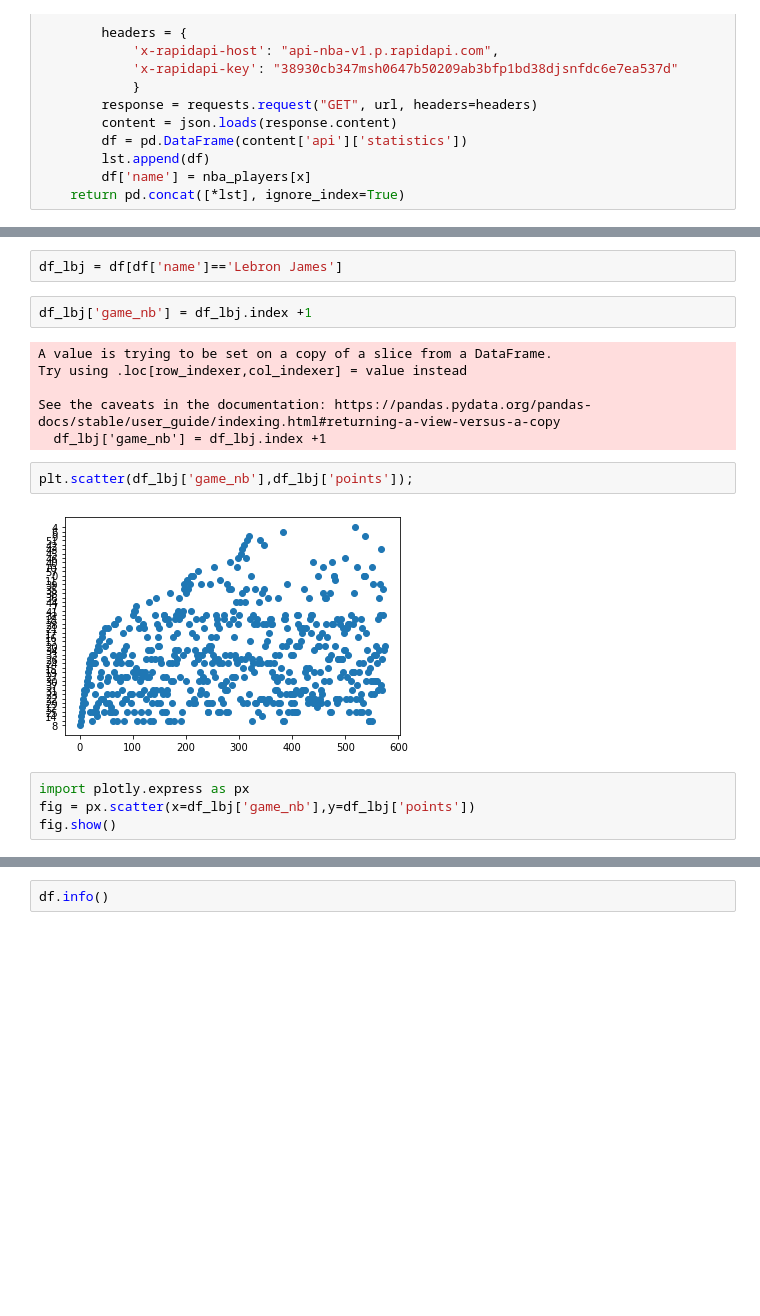
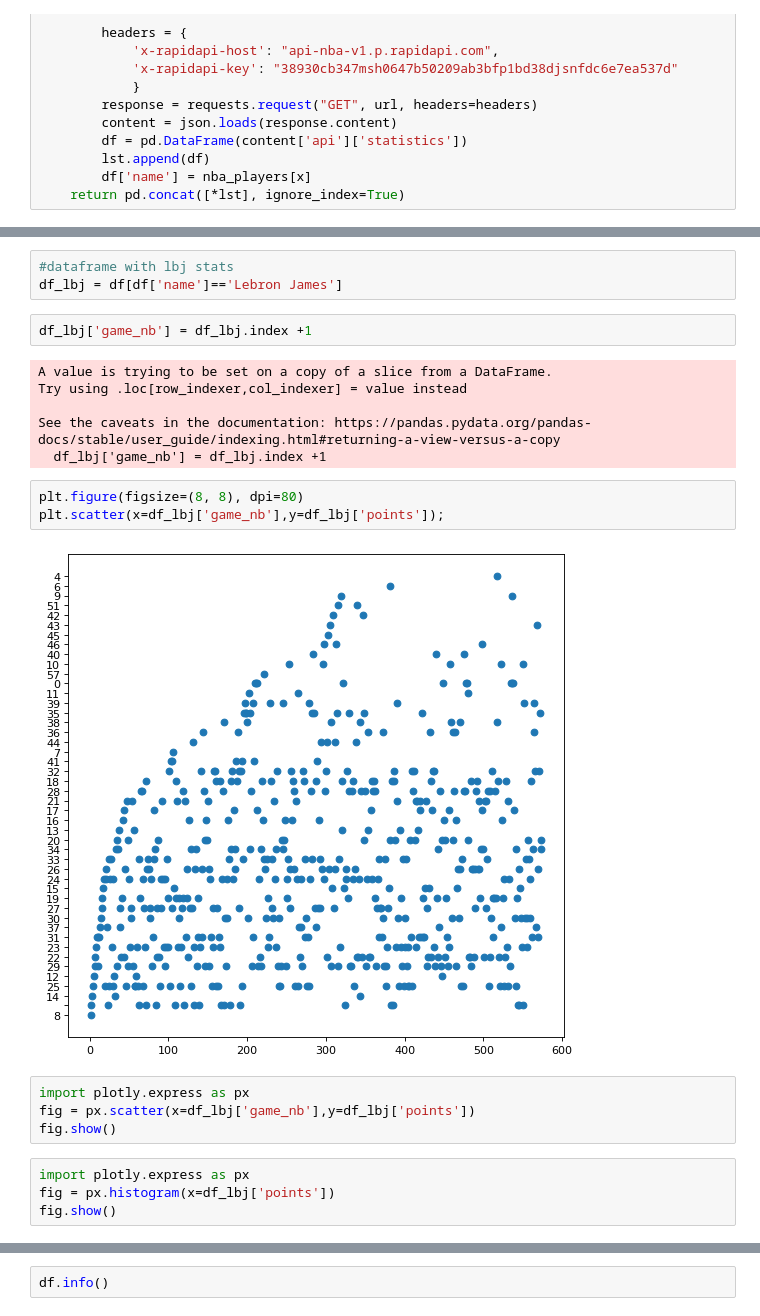
Before and after one commit to JeanPhilPetitFrere/nba_big_project, a Jupyter notebook: code.ipynb, the cells around one changed output, grey strips where cells are left out. Drawn from its saved outputs; the diff is of its cells as text; blank space fills up the shorter version.

```diff
--- a/code.ipynb
+++ b/code.ipynb
@@ -39,4 +43,5 @@ df = get_stats()
 # %%
+#dataframe with lbj stats
 df_lbj = df[df['name']=='Lebron James']
 # %%
 df_lbj['game_nb'] = df_lbj.index +1
@@ -47,10 +52,15 @@ Try using .loc[row_indexer,col_indexer] = value instead
 See the caveats in the documentation: https://pandas.pydata.org/pandas-docs/stable/user_guide/indexing.html#returning-a-view-versus-a-copy
   df_lbj['game_nb'] = df_lbj.index +1
 # %%
-plt.scatter(df_lbj['game_nb'],df_lbj['points']);
+plt.figure(figsize=(8, 8), dpi=80)
+plt.scatter(x=df_lbj['game_nb'],y=df_lbj['points']);
 # %% [output]
-[figure, old version]
+[figure, new version]
 # %%
 import plotly.express as px
 fig = px.scatter(x=df_lbj['game_nb'],y=df_lbj['points'])
 fig.show()
+# %%
+import plotly.express as px
+fig = px.histogram(x=df_lbj['points'])
+fig.show()
```
Also changed, not shown: parts of 4 cells of this notebook.
